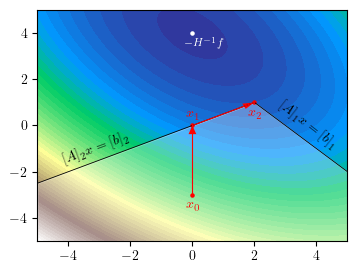
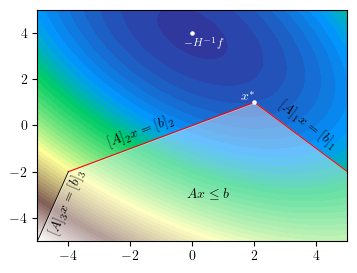
The change to this notebook cell's code, shown as a diff; its figure went from the first image to the second:
--- before
+++ after
@@ -1,3 +1,3 @@
-# Figure: Steps to solve primal QP
+# Primal QP figure with three constraints, active constraints marked
 
 # Enable LaTeX rendering
@@ -15,55 +15,48 @@
 
 plt.figure(figsize=(4, 3))
-contour = plt.contourf(X, Y, Z, levels=50, cmap='terrain')
+contour = plt.contourf(X, Y, Z, levels=50, cmap='terrain',zorder = 1)
 
-# Define constraints: x + y <= 3 and x - 2y <= 0
+# Define constraints: x + y <= 3, x - 2y <= 0 and -3x+y<=10
 x_vals = np.linspace(-5, 5, 100)
 x1 = np.linspace(2, 5, 30)
-x2 = np.linspace(-5, 2, 70)
+x2 = np.linspace(-4, 2, 70)
+x3 = np.linspace(-5,-4,50)
 y1 = 3 - x1
-y2 = 0.5*x2
+y2 = x2 / 2
+y3 = 3*x3+10
 def y_both(x):
     y1 = 3 - x
     y2 = x / 2 
-    return np.minimum(y2, np.minimum(y1, 5))
-y_3 = y_both(x_vals)   
+    y3 = 3*x+10
+    return np.minimum(np.minimum(y2, np.minimum(y1, 5)),y3)
+y_under = y_both(x_vals)   
     
 # Plot constraint lines
-plt.plot(x1, y1, 'r-', label=r'$x + y \leq 3$',color = "black",lw =0.6)
+plt.plot(x1, y1, 'r-', label=r'$x + y \leq 3$',color = "red",lw =0.8,zorder = 3)
 plt.text(x1[7], y1[7]-0.3, s=r'$[A]_1x = [b]_1$', fontsize=10, color='black', ha='left', va='center',rotation=-38)
-plt.plot(x2, y2, 'b-', label=r'$x - 2y \leq 0$',color = "black",lw=0.6)
-plt.text(x2[30], y2[30], s=r'$[A]_2x = [b]_2$', fontsize=10, color='black', ha='right', va='center',rotation=20)
-
+plt.plot(x2, y2, 'b-', label=r'$x - 2y \leq 0$',color = "red",lw=0.8,zorder = 3)
+plt.text(x2[40], y2[40], s=r'$[A]_2x = [b]_2$', fontsize=10, color='black', ha='right', va='center',rotation=20)
+plt.plot(x3, y3, 'b-', label=r'$x - 2y \leq 0$',color = "black",lw=0.6,zorder = 3)
+plt.text(-3.4, -3.3, s=r'$[A]_3x = [b]_3$', fontsize=10, color='black', ha='right', va='center',rotation=67)
 
 # unconstraint optimal value 
 middle_point = -np.linalg.inv(H)@f
 print(middle_point)
-plt.scatter(middle_point[0],middle_point[1],color = "white", s = 5)
-plt.text(middle_point[0]+1, middle_point[1]-0.2, r'$-H^{-1}f$', fontsize=8, color='white', ha='right', va='top')
+plt.scatter(middle_point[0],middle_point[1],color = "white", s = 5,zorder = 3)
+plt.text(middle_point[0]+1, middle_point[1]-0.2, r'$-H^{-1}f$', fontsize=8, color='white', ha='right', va='top',zorder = 3)
 
 # Shade the feasible region
-plt.fill_between(x, y_3, -5, color='white', alpha=0.3)
+plt.fill_between(x, y_under, -5, color='white', alpha=0.4,zorder = 2)
+plt.text(0.5, -3, r'$Ax\leq b$', fontsize=10, color='black', ha='center', va='center',zorder = 5)
 
 # constraint optimal value
-# plt.scatter(2,1,color = "black", s = 5)
-# plt.text(2, 1, r'$x^*$', fontsize=10, color='black', ha='right', va='bottom')
+plt.scatter(2,1,color = "white", s = 5, zorder = 6)
 
-# Steps
-plt.scatter(0,-3,color = "red", s = 5)
-plt.text(0, -3-0.2, r'$x_0$', fontsize=10, color='red', ha='center', va='top')
-plt.plot([0,0], [-3,0], 'b-', color = "red",lw=0.8)
-plt.arrow(0, -1.5, 0,1.5, shape='full', lw=0, length_includes_head=True, head_width=.25,color = "red")
+plt.text(2, 1, r'$x^*$', fontsize=10, color='white', ha='right', va='bottom',zorder = 6)
 
-plt.scatter(0,0,color = "red", s = 5)
-plt.text(0, 0+0.2, r'$x_1$', fontsize=10, color='red', ha='center', va='bottom')
-plt.plot([0,2], [0,1], 'b-', color = "red",lw=0.8)
-plt.arrow(0, 0, 2,1, shape='full', lw=0, length_includes_head=True, head_width=.25,color = "red")
+# Labels
 
-plt.scatter(2,1,color = "red", s = 5)
-plt.text(2, 1-0.2, r'$x_2$', fontsize=10, color='red', ha='center', va='top')
-# Labels
 plt.xlim(-5, 5)
 plt.ylim(-5, 5)
-
-plt.savefig(f"figures/example_primal_qp_steps.png")
+plt.savefig(f"figures/example_primal_qp_3_constraints_active_marked.png")
 plt.show()

Commit: new figure added